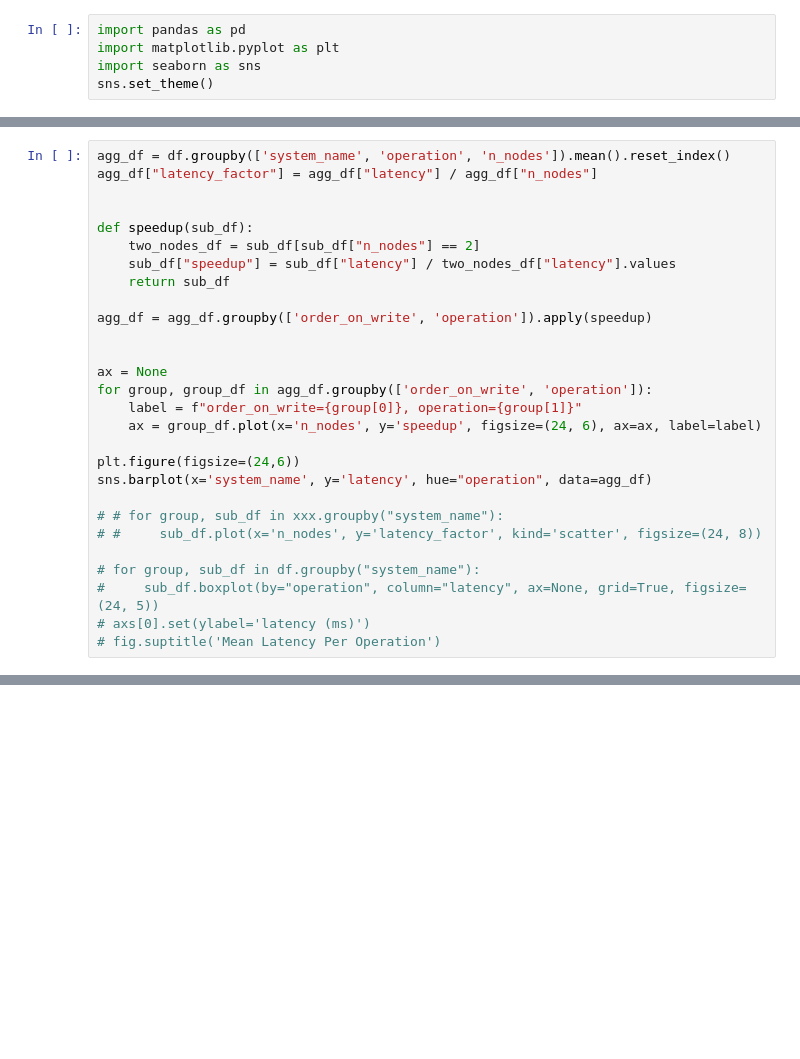
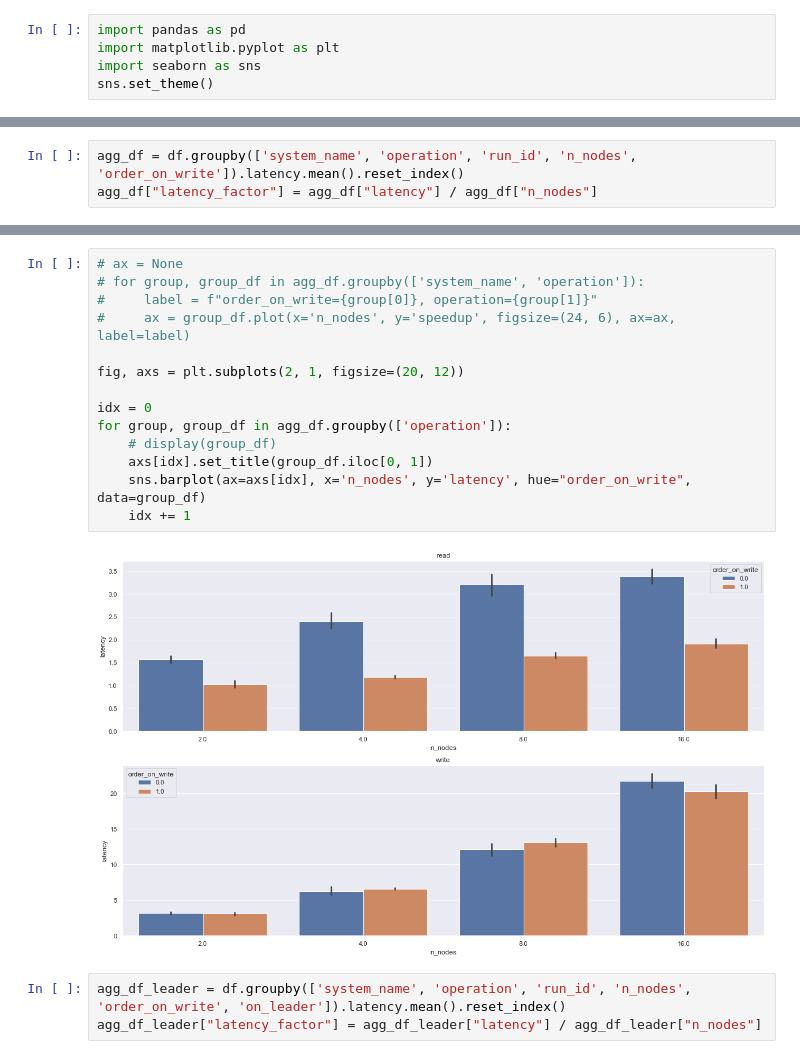
Before and after one commit to tomwassing/mango-db, a Jupyter notebook: experiments/data.ipynb, the cells around one changed output, grey strips where cells are left out. Drawn from its saved outputs; the diff is of its cells as text; blank space fills up the shorter version.

```diff
--- a/experiments/data.ipynb
+++ b/experiments/data.ipynb
@@ -17,28 +16,0 @@ df.head()
-# %%
-agg_df = df.groupby(['system_name', 'operation', 'n_nodes']).mean().reset_index()
-agg_df["latency_factor"] = agg_df["latency"] / agg_df["n_nodes"]
-
-
-def speedup(sub_df):
-    two_nodes_df = sub_df[sub_df["n_nodes"] == 2]
-    sub_df["speedup"] = sub_df["latency"] / two_nodes_df["latency"].values
-    return sub_df
-
-agg_df = agg_df.groupby(['order_on_write', 'operation']).apply(speedup)
-
-
-ax = None
-for group, group_df in agg_df.groupby(['order_on_write', 'operation']):
-    label = f"order_on_write={group[0]}, operation={group[1]}"
-    ax = group_df.plot(x='n_nodes', y='speedup', figsize=(24, 6), ax=ax, label=label)
-
-plt.figure(figsize=(24,6))
-sns.barplot(x='system_name', y='latency', hue="operation", data=agg_df)
-
-# # for group, sub_df in xxx.groupby("system_name"):
-# #     sub_df.plot(x='n_nodes', y='latency_factor', kind='scatter', figsize=(24, 8))
-
-# for group, sub_df in df.groupby("system_name"):
-#     sub_df.boxplot(by="operation", column="latency", ax=None, grid=True, figsize=(24, 5))
-# axs[0].set(ylabel='latency (ms)')
-# fig.suptitle('Mean Latency Per Operation')
@@ -120,0 +17,3 @@ None
+# %%
+agg_df = df.groupby(['system_name', 'operation', 'run_id', 'n_nodes', 'order_on_write']).latency.mean().reset_index()
+agg_df["latency_factor"] = agg_df["latency"] / agg_df["n_nodes"]
@@ -120,0 +31,19 @@ None
+# %%
+# ax = None
+# for group, group_df in agg_df.groupby(['system_name', 'operation']):
+#     label = f"order_on_write={group[0]}, operation={group[1]}"
+#     ax = group_df.plot(x='n_nodes', y='speedup', figsize=(24, 6), ax=ax, label=label)
+
+fig, axs = plt.subplots(2, 1, figsize=(20, 12))
+
+idx = 0
+for group, group_df in agg_df.groupby(['operation']):
+    # display(group_df)
+    axs[idx].set_title(group_df.iloc[0, 1])
+    sns.barplot(ax=axs[idx], x='n_nodes', y='latency', hue="order_on_write", data=group_df)
+    idx += 1
+# %% [output]
+[figure, added]
+# %%
+agg_df_leader = df.groupby(['system_name', 'operation', 'run_id', 'n_nodes', 'order_on_write', 'on_leader']).latency.mean().reset_index()
+agg_df_leader["latency_factor"] = agg_df_leader["latency"] / agg_df_leader["n_nodes"]
```
Also changed, not shown: parts of 5 cells of this notebook, 5 other files.
